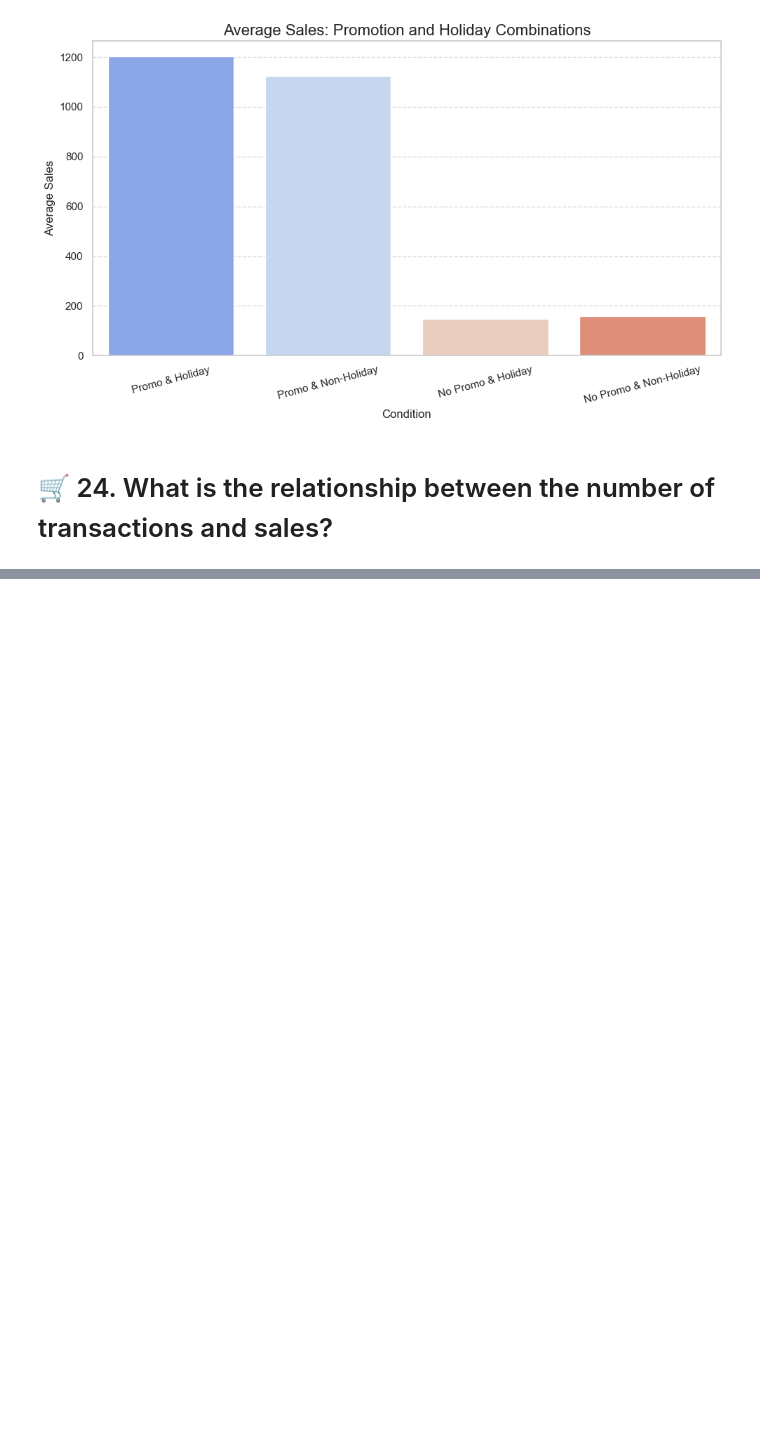
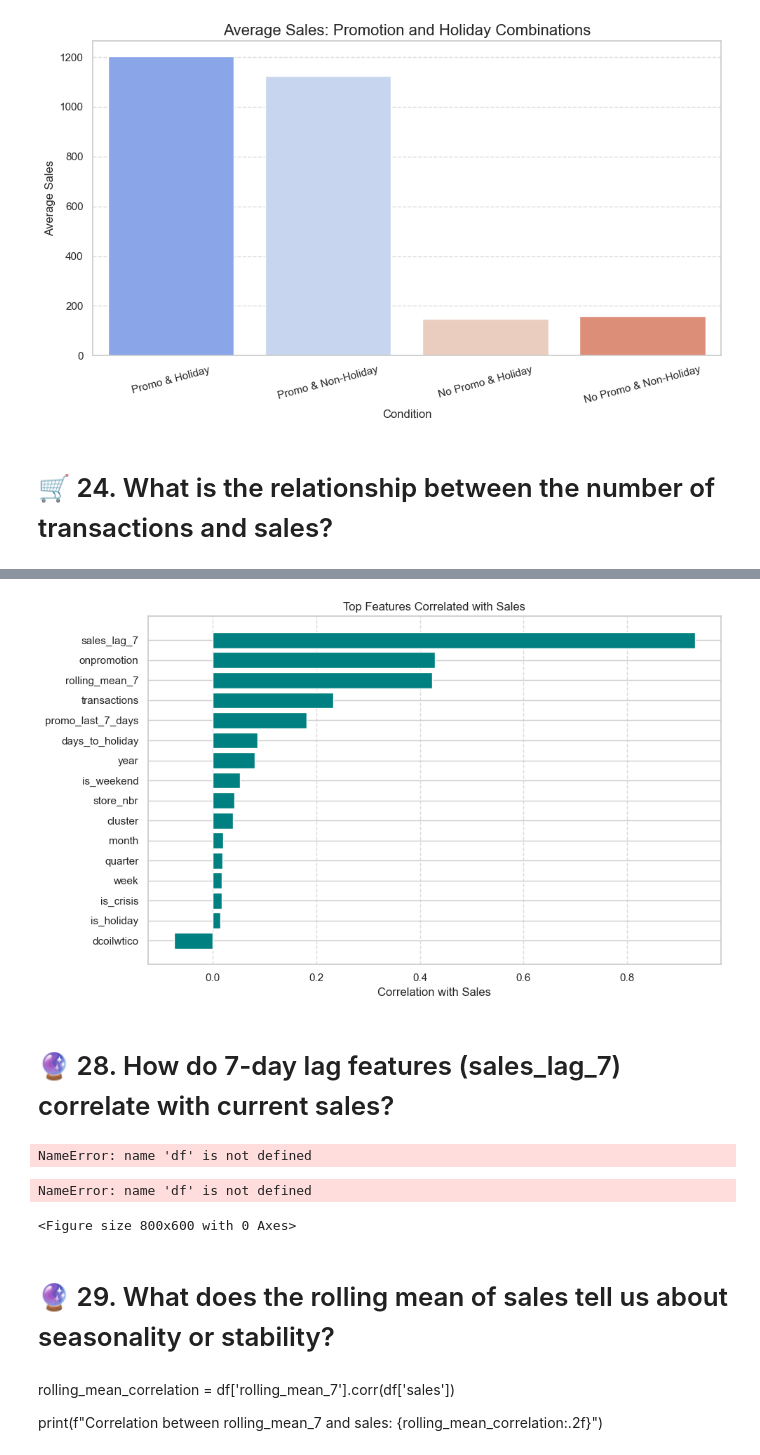
Before and after one commit to Seif-Eldin-Omar/sales-forecasting-optimization, a Jupyter notebook: notebooks/visualization_demo.ipynb, the cells around one changed output, grey strips where cells are left out. Cells and saved outputs as stored; diff of their text form; code cells hidden in the pictures; blank space fills up the shorter version.

```diff
--- a/notebooks/visualization_demo.ipynb
+++ b/notebooks/visualization_demo.ipynb
@@ -898,0 +1024,8 @@ Correlation between Transactions and Sales: 0.2330
+# %%
+numeric_df = df.select_dtypes(include=['number'])
+
+correlation_matrix = numeric_df.corr()
+
+sales_correlation = correlation_matrix['sales'].sort_values(ascending=False)
+
+print(sales_correlation.head(10))
@@ -898,0 +1044,58 @@ Correlation between Transactions and Sales: 0.2330
+# %%
+
+sales_correlation_filtered = sales_correlation.drop('sales', errors='ignore')
+
+plt.figure(figsize=(10, 6))
+
+# Plot horizontal bars
+plt.barh(sales_correlation_filtered.index, sales_correlation_filtered.values, color='teal')
+
+# Invert y-axis so highest correlation is on top
+plt.gca().invert_yaxis()
+
+# Add labels and title
+plt.xlabel('Correlation with Sales')
+plt.title('Top Features Correlated with Sales')
+
+# Show grid
+plt.grid(axis='x', linestyle='--', alpha=0.7)
+
+plt.tight_layout()
+plt.show()
+# %% [output]
+[figure, added]
+# %% [markdown]
+# 🔮 28. How do 7-day lag features (sales_lag_7) correlate with current sales?
+# %%
+lag_sales_correlation = df['sales_lag_7'].corr(df['sales'])
+
+print(f"Correlation between sales_lag_7 and sales: {lag_sales_correlation:.2f}")
+# %% [output]
+NameError: name 'df' is not defined
+# %%
+import matplotlib.pyplot as plt
+
+plt.figure(figsize=(8, 6))
+
+# Scatter plot
+plt.scatter(df['sales_lag_7'], df['sales'], alpha=0.5, color='purple')
+
+# Add labels and title
+plt.xlabel('Sales 7 Days Ago (sales_lag_7)')
+plt.ylabel('Current Sales')
+plt.title(f'Correlation between sales_lag_7 and sales: {lag_sales_correlation:.2f}')
+
+# Add grid
+plt.grid(True, linestyle='--', alpha=0.7)
+
+plt.tight_layout()
+plt.show()
+# %% [output]
+NameError: name 'df' is not defined
+<Figure size 800x600 with 0 Axes>
+# %% [markdown]
+# 🔮 29. What does the rolling mean of sales tell us about seasonality or stability?
+# %% [markdown]
+rolling_mean_correlation = df['rolling_mean_7'].corr(df['sales'])
+
+print(f"Correlation between rolling_mean_7 and sales: {rolling_mean_correlation:.2f}")
```
Also changed, not shown: parts of 18 cells of this notebook, 6 other files.
